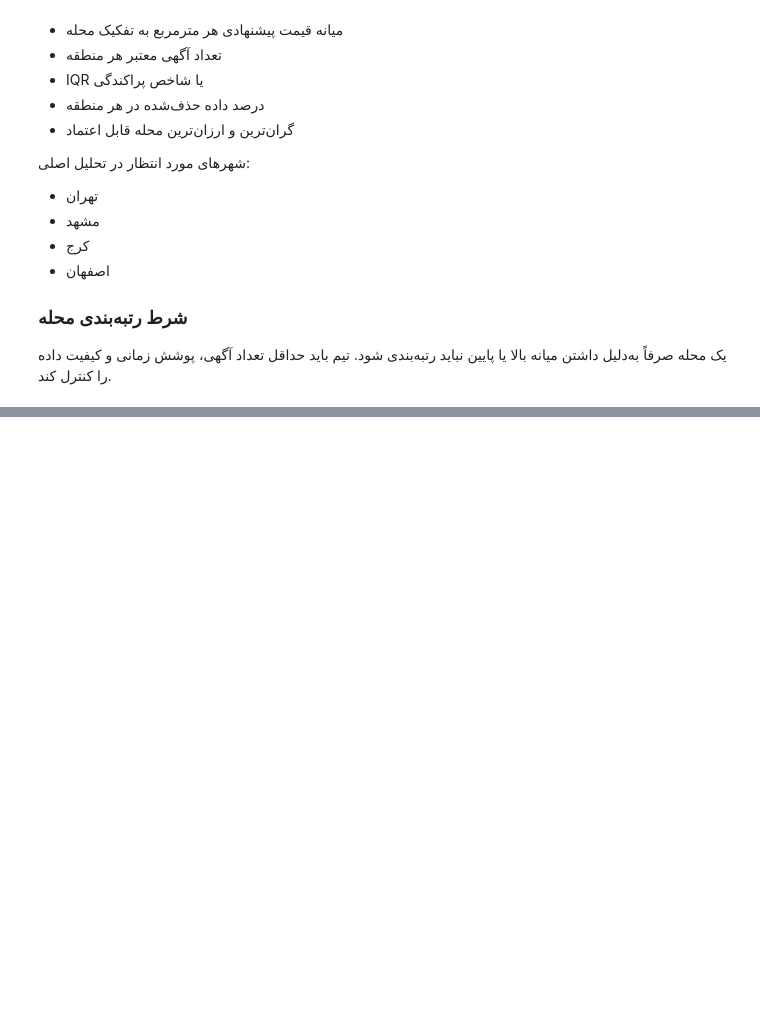
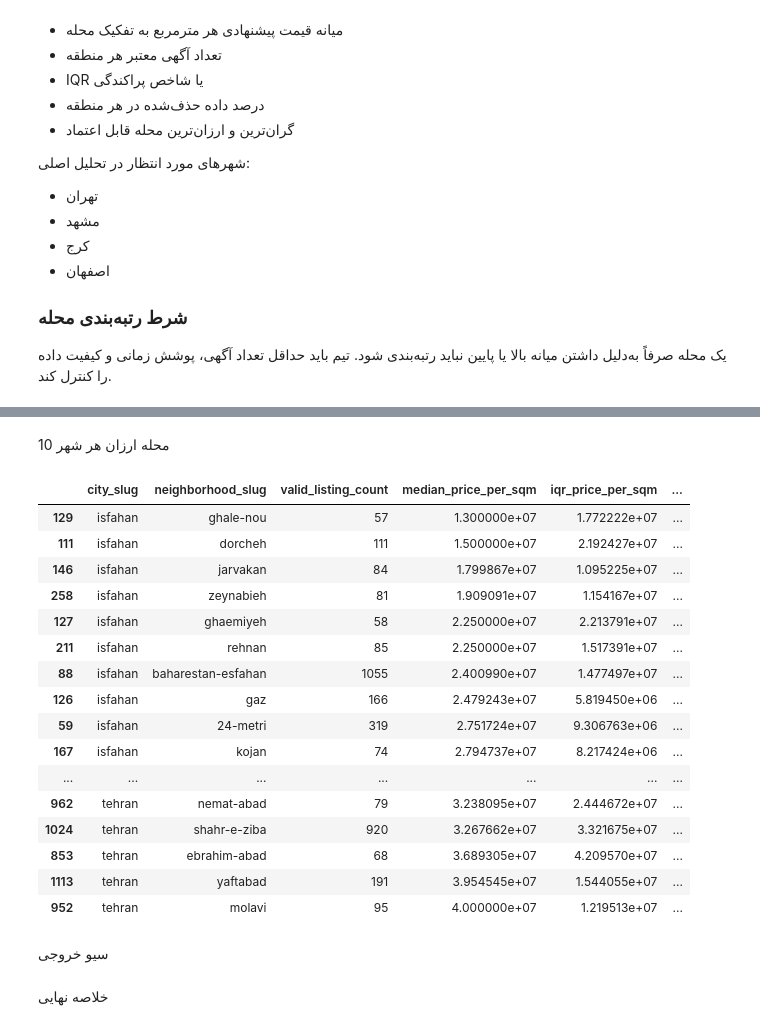
Before and after one commit to maryam1381/Data-Analysis-Final-Project, a Jupyter notebook: Notebooks/20_Market_Map.ipynb, the cells around one changed output, grey strips where cells are left out. Cells and saved outputs as stored; diff of their text form; code cells hidden in the pictures; blank space fills up the shorter version.

```diff
--- a/Notebooks/20_Market_Map.ipynb
+++ b/Notebooks/20_Market_Map.ipynb
@@ -28,0 +1017,47 @@ df = pd.read_feather("../Outputs/02_df.feather")
+# %% [markdown]
+10 محله ارزان هر شهر
+# %%
+#30
+top_cheap_neighborhoods = (
+    reliable_neighborhoods
+    .sort_values(
+        ["city_slug", "median_price_per_sqm"],
+        ascending=[True, True]
+    )
+    .groupby(
+        "city_slug",
+        observed=True
+    )
+    .head(10)
+)
+
+top_cheap_neighborhoods[
+    [
+        "city_slug",
+        "neighborhood_slug",
+        "valid_listing_count",
+        "median_price_per_sqm",
+        "iqr_price_per_sqm",
+        "time_coverage_rate"
+    ]
+]
+# %% [output]
+|  | city_slug | neighborhood_slug | valid_listing_count | median_price_per_sqm | iqr_price_per_sqm | ... |
+| 129 | isfahan | ghale-nou | 57 | 1.300000e+07 | 1.772222e+07 | ... |
+| 111 | isfahan | dorcheh | 111 | 1.500000e+07 | 2.192427e+07 | ... |
+| 146 | isfahan | jarvakan | 84 | 1.799867e+07 | 1.095225e+07 | ... |
+| 258 | isfahan | zeynabieh | 81 | 1.909091e+07 | 1.154167e+07 | ... |
+| 127 | isfahan | ghaemiyeh | 58 | 2.250000e+07 | 2.213791e+07 | ... |
+| 211 | isfahan | rehnan | 85 | 2.250000e+07 | 1.517391e+07 | ... |
+| 88 | isfahan | baharestan-esfahan | 1055 | 2.400990e+07 | 1.477497e+07 | ... |
+| 126 | isfahan | gaz | 166 | 2.479243e+07 | 5.819450e+06 | ... |
+| 59 | isfahan | 24-metri | 319 | 2.751724e+07 | 9.306763e+06 | ... |
+| 167 | isfahan | kojan | 74 | 2.794737e+07 | 8.217424e+06 | ... |
+| ... | ... | ... | ... | ... | ... | ... |
+| 962 | tehran | nemat-abad | 79 | 3.238095e+07 | 2.444672e+07 | ... |
+| 1024 | tehran | shahr-e-ziba | 920 | 3.267662e+07 | 3.321675e+07 | ... |
+| 853 | tehran | ebrahim-abad | 68 | 3.689305e+07 | 4.209570e+07 | ... |
+| 1113 | tehran | yaftabad | 191 | 3.954545e+07 | 1.544055e+07 | ... |
+| 952 | tehran | molavi | 95 | 4.000000e+07 | 1.219513e+07 | ... |
+# %% [markdown]
+سیو خروجی
@@ -28,0 +1071,2 @@ df = pd.read_feather("../Outputs/02_df.feather")
+# %% [markdown]
+خلاصه نهایی
```
Also changed, not shown: parts of 71 cells of this notebook.
